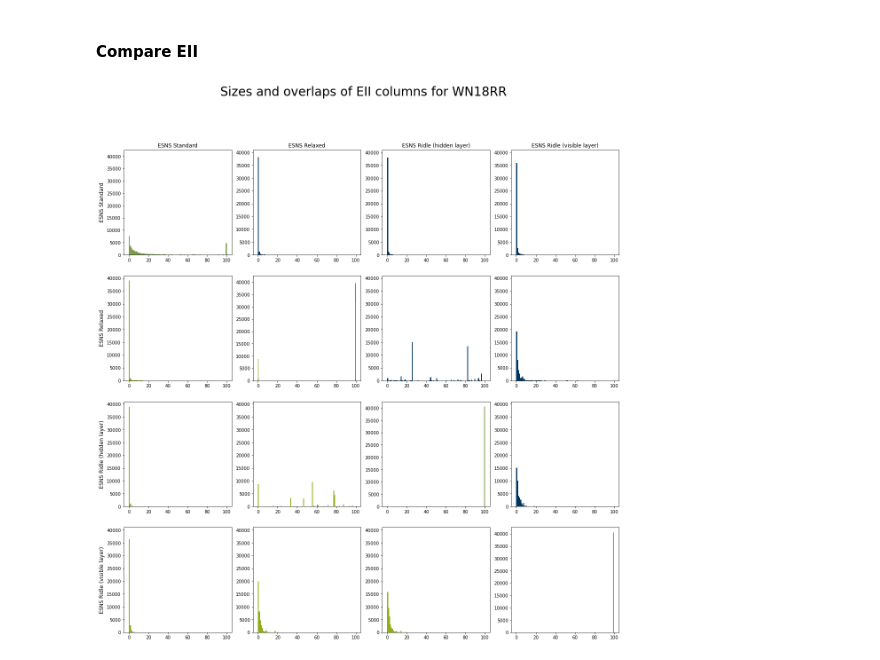
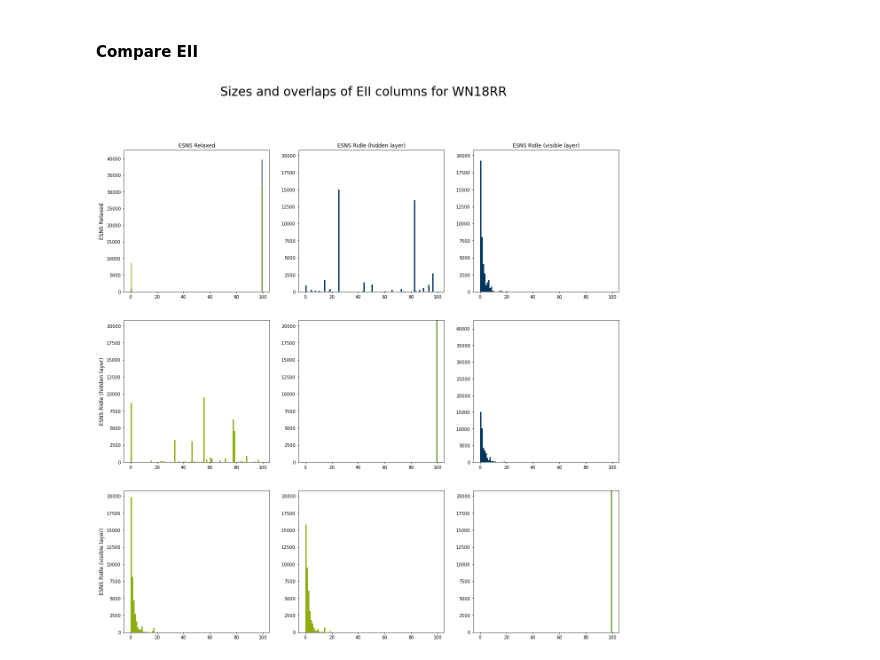
Before and after one commit to jguski/negative_sampling_rbm, a Jupyter notebook: kg_statistics.ipynb, the cells around one changed output. Saved outputs shown, nothing was run; the diff lists cells and outputs as text; code cells hidden in the pictures.

```diff
--- a/kg_statistics.ipynb
+++ b/kg_statistics.ipynb
@@ -329,43 +329,19 @@ Estimated N to reach target p in ESNS Relaxed (median column size: 100): 488
 #### Compare EII
 # %%
 max_column_size=100
-
-eii_head_standard= scipy.sparse.load_npz('Output/EII/{}/ESNSStandard_AbsoluteSimilarity_h.npz'.format(kg)).tolil()
-
-ent = 0
-for data, row in zip(eii_head_standard.data, eii_head_standard.rows):
-    if max_column_size < len(row):
-        d, r = zip(*sorted(zip(data, row), reverse=True)[:max_column_size])
-        eii_head_standard.data[ent] = list(d)
-        eii_head_standard.rows[ent] = list(r)
-    ent +=1
-
-eii_head_standard = eii_head_standard.astype('bool')
 
 eii_head_relaxed= scipy.sparse.load_npz('Output/EII/{}/ESNSRelaxed_AbsoluteSimilarity_h.npz'.format(kg)).tolil().astype('bool')
 eii_head_rbm_reconstructed = scipy.sparse.load_npz('Output/EII/{}/ESNSRidle_CosineSimilarity_reconstructed_h.npz'.format(kg)).tolil().astype('bool')
 eii_head_rbm_compressed = scipy.sparse.load_npz('Output/EII/{}/ESNSRidle_CosineSimilarity_compressed_h.npz'.format(kg)).tolil().astype('bool')
 
-eii_tail_standard= scipy.sparse.load_npz('Output/EII/{}/ESNSStandard_AbsoluteSimilarity_t.npz'.format(kg)).tolil()
-
-ent = 0
-for data, row in zip(eii_tail_standard.data, eii_tail_standard.rows):
-    if max_column_size < len(row):
-        d, r = zip(*sorted(zip(data, row), reverse=True)[:max_column_size])
-        eii_tail_standard.data[ent] = list(d)
-        eii_tail_standard.rows[ent] = list(r)
-    ent +=1
-
-eii_tail_standard = eii_head_standard.astype('bool')
-
 eii_tail_relaxed= scipy.sparse.load_npz('Output/EII/{}/ESNSRelaxed_AbsoluteSimilarity_t.npz'.format(kg)).tolil().astype('bool')
 eii_tail_rbm_reconstructed = scipy.sparse.load_npz('Output/EII/{}/ESNSRidle_CosineSimilarity_reconstructed_t.npz'.format(kg)).tolil().astype('bool')
 eii_tail_rbm_compressed = scipy.sparse.load_npz('Output/EII/{}/ESNSRidle_CosineSimilarity_compressed_t.npz'.format(kg)).tolil().astype('bool')
 # %%
-f, axes = plt.subplots(4,4,figsize=(20,20))
+f, axes = plt.subplots(3,3,figsize=(20,20))
 f.suptitle("Sizes and overlaps of EII columns for {}".format(kg), fontsize=28)
-head = [eii_head_standard, eii_head_relaxed, eii_head_rbm_compressed, eii_head_rbm_reconstructed, ]
-tail = [eii_tail_standard, eii_tail_relaxed, eii_tail_rbm_compressed, eii_tail_rbm_reconstructed, ]
+head = [eii_head_relaxed, eii_head_rbm_compressed, eii_head_rbm_reconstructed]
+tail = [eii_tail_relaxed, eii_tail_rbm_compressed, eii_tail_rbm_reconstructed]
 
 max_y_lim_main = 0
 max_y_lim_side = 0
@@ -383,32 +359,32 @@ for i in range(len(head)):
             alpha=1
         else:
             col = [colors[1]]
             head_or_tail = [tail]
             alpha=1
 
         for h_t, c in zip(head_or_tail, col):
             overlaps = h_t[i].multiply(h_t[j]).sum(axis=1)
             hist = axes[i, j].hist(overlaps, color=c, bins=100, range=(0,100), alpha=alpha)
             # keep track of the largest y limit of main diagonal and to its sides
             if (i==j) and (max(hist[0]) > max_y_lim_main):
                 max_y_lim_main = max(hist[0])
             elif (i!=j) and (max(hist[0]) > max_y_lim_side):
                 max_y_lim_side = max(hist[0])
 
-titles = ["ESNS Standard", "ESNS Relaxed", "ESNS Ridle (hidden layer)", "ESNS Ridle (visible layer)"]
+titles = ["ESNS Relaxed", "ESNS Ridle (hidden layer)", "ESNS Ridle (visible layer)"]
 for ax, col in zip(axes[0], titles):
     ax.set_title(col)
 
 for ax, row in zip(axes[:,0], titles):
     ax.set_ylabel(row,size='large')
 
 # to unify y-scale for all subplots
 for i, ax in enumerate(axes.reshape(-1)):
     if i % 5 == 0: # main diagonal
         ax.set_ylim(0,(max_y_lim_main+(max_y_lim_main*0.05)))
     else:
         ax.set_ylim(0,(max_y_lim_side+(max_y_lim_side*0.05)))
 
 plt.savefig(plots_output+"/EII_overlaps_{}.png".format(kg), dpi=500)
 # %% [output]
-[figure, old version]
+[figure, new version]
```
Also changed, not shown: 9 other files.
